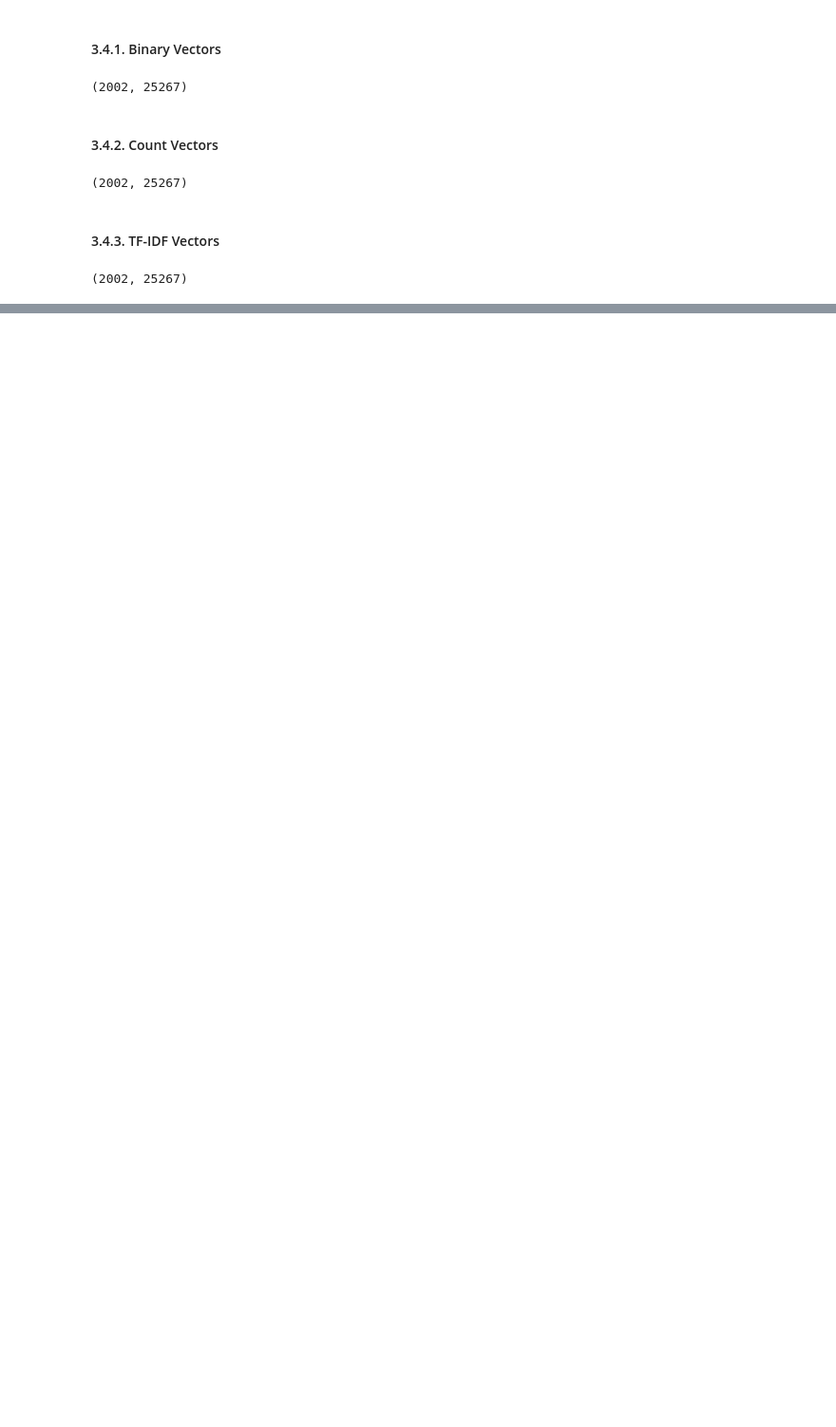
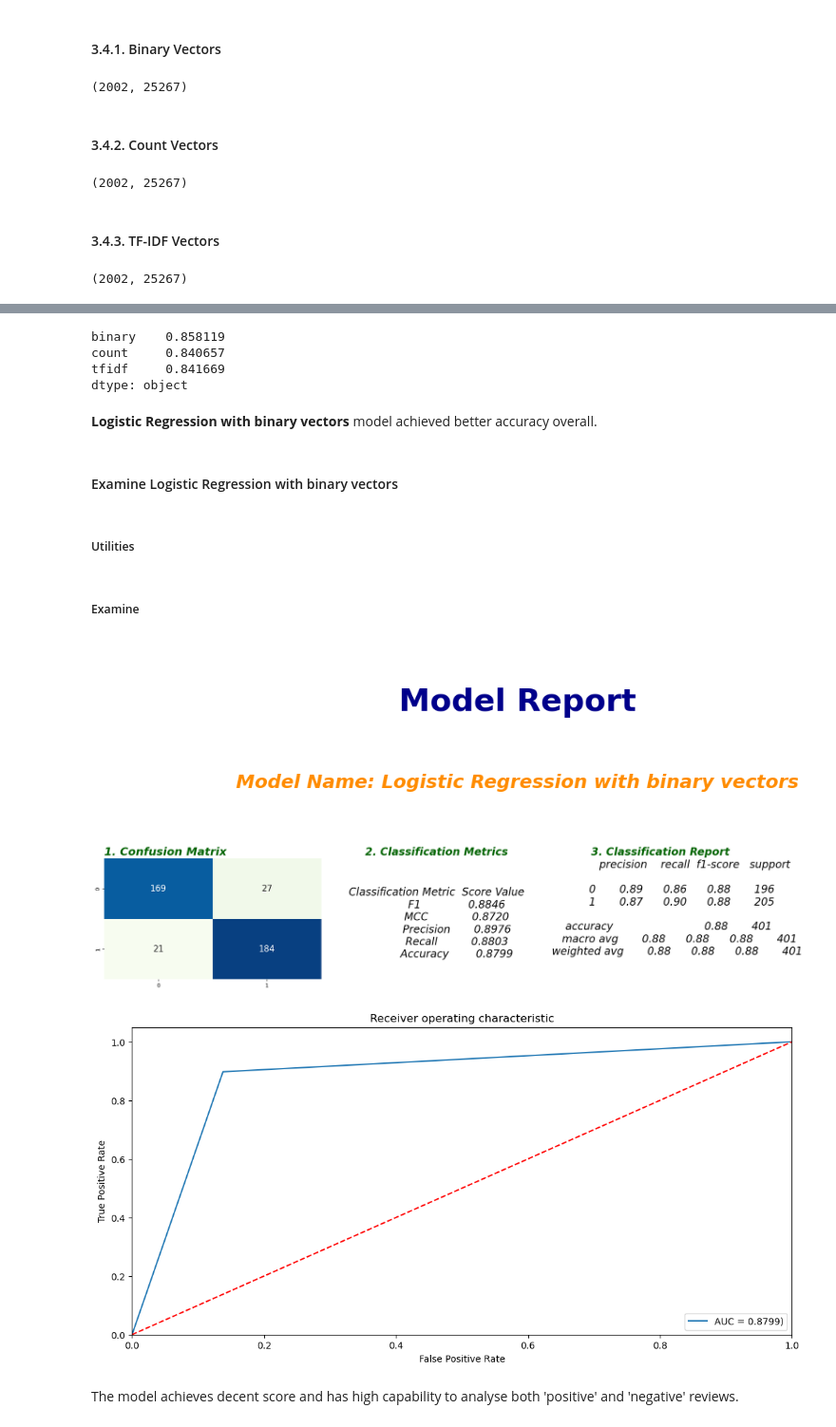
Before and after one commit to bitrao/Movie-Reviews-Sentiment-Analysis, a Jupyter notebook: Movie-Review-Semantic-Analysis.ipynb, the cells around one changed output, grey strips where cells are left out. Shown: that part at 95% size. Saved outputs shown, nothing was run; the diff lists cells and outputs as text; code cells hidden in the pictures; blank space fills up the shorter version.

Commit message:
Add modelling process

```diff
--- a/Movie-Review-Semantic-Analysis.ipynb
+++ b/Movie-Review-Semantic-Analysis.ipynb
@@ -539,0 +555,29 @@ tfidf_features.shape
+# %%
+def evaluate(X_train,X_test,y_train, y_test,seed):
+    model = LogisticRegression(random_state=seed,max_iter = 1000)
+    model.fit(X_train, y_train)
+    return model.score(X_test, y_test) # accuracy
+# %%
+seed = 15
+
+# define the 10-fold
+num_folds = 10
+kf = KFold(n_splits= num_folds, random_state=seed, shuffle = True)
+# %%
+cv_df = pd.DataFrame(columns = ['binary','count','tfidf'],index=range(num_folds)) # creates a dataframe to store the accuracy scores in all the folds
+
+fold = 0
+for train_index, test_index in kf.split(list(range(0,len(sentiments)))):
+    y_train = [str(sentiments[i]) for i in train_index]
+    y_test = [str(sentiments[i]) for i in test_index]
+
+    X_train_binary, X_test_binary = binary_features[train_index], binary_features[test_index]
+    cv_df.loc[fold,'binary'] = evaluate(binary_features[train_index],binary_features[test_index],y_train,y_test,seed)
+
+    X_train_count, X_test_count = count_features[train_index], count_features[test_index]
+    cv_df.loc[fold,'count'] = evaluate(count_features[train_index],count_features[test_index],y_train,y_test,seed)
+
+    X_train_tfidf, X_test_tfidf = tfidf_features[train_index], tfidf_features[test_index]
+    cv_df.loc[fold,'tfidf'] = evaluate(tfidf_features[train_index],tfidf_features[test_index],y_train,y_test,seed)
+
+    fold +=1
@@ -539,0 +599,14 @@ tfidf_features.shape
+# %%
+# get the mean accuracy
+cv_df.mean()
+# %% [output]
+binary    0.858119
+count     0.840657
+tfidf     0.841669
+dtype: object
+# %% [markdown]
+**Logistic Regression with binary vectors** model achieved better accuracy overall.
+# %% [markdown]
+#### Examine Logistic Regression with binary vectors
+# %% [markdown]
+##### Utilities
@@ -539,0 +738,14 @@ tfidf_features.shape
+# %% [markdown]
+##### Examine
+# %%
+X_train, X_test, y_train, y_test,train_indices,test_indices = train_test_split(binary_features, sentiments, list(range(0,len(sentiments))),test_size=0.2, random_state=seed)
+
+model = LogisticRegression(random_state=seed,max_iter=1000)
+
+train_and_report(model, X_train, y_train, X_test, y_test, 'Logistic Regression with binary vectors')
+# %% [output]
+[figure, added]
+[figure, added]
+[figure, added]
+# %% [markdown]
+The model achieves decent score and has high capability to analyse both 'positive'  and 'negative' reviews.
```
Also changed, not shown: parts of 8 cells of this notebook.
